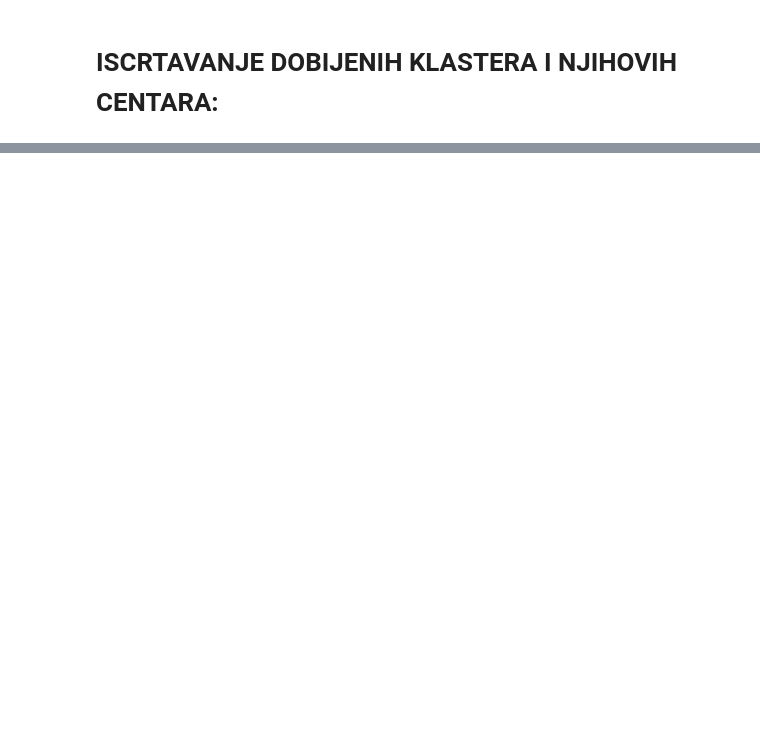
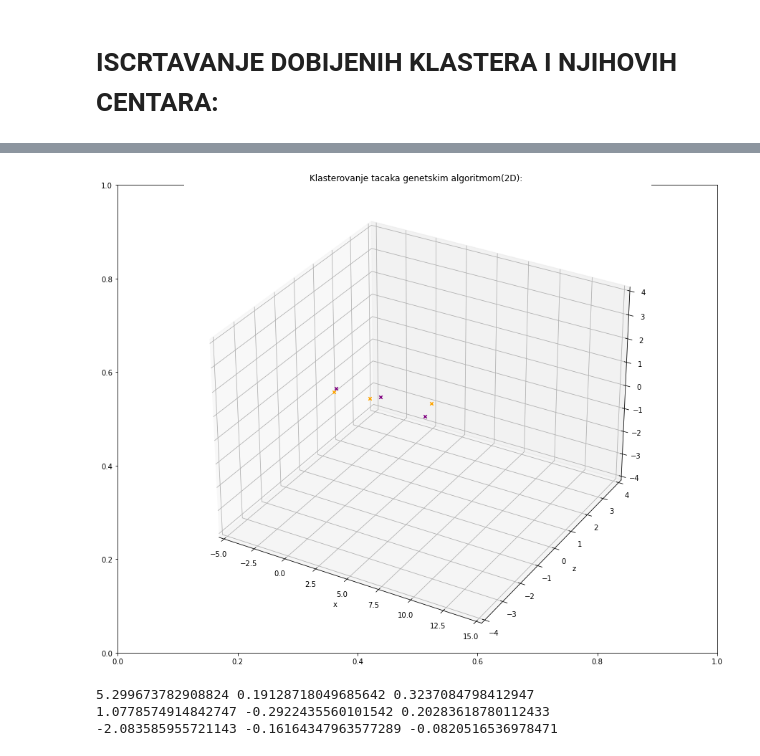
Before and after one commit to erminskrijelj/RI_projekat, a Jupyter notebook: riprojekat.ipynb, the cells around one changed output, grey strips where cells are left out. Saved outputs shown, nothing was run; the diff lists cells and outputs as text; code cells hidden in the pictures; blank space fills up the shorter version.

```diff
--- a/riprojekat.ipynb
+++ b/riprojekat.ipynb
@@ -481,0 +787,21 @@ import matplotlib.pyplot as plt
+# %%
+fig,ax=plt.subplots(figsize=(15,12))
+ax=fig.add_subplot(111,projection='3d')
+ax.set_title("Klasterovanje tacaka genetskim algoritmom(2D): ")
+ax.set_xlabel("x")
+ax.set_ylabel("y")
+ax.set_ylabel("z")
+
+for i in range(l-1,(l-num_clusters-1),-1):
+    ax.scatter( (X_pca.iloc[i,0]),(X_pca.iloc[i,1]),(X_pca.iloc[i,2]),c='orange',marker='x')
+
+centroids = pd.DataFrame(model.cluster_centers_, columns=['pca_0','pca_1','pca_2'])
+ax.scatter(centroids['pca_0'], centroids['pca_1'],centroids['pca_2'], c='purple',marker='x',depthshade=False)
+
+ax.set_xlim(-5.0 , 15.0)
+ax.set_ylim(-4.0 , 4.0)
+ax.set_zlim(-4.0 , 4.0)
+
+plt.show()
+# %% [output]
+[figure, added]
@@ -481,0 +810,10 @@ import matplotlib.pyplot as plt
+# %%
+for i in range(l-1,(l-num_clusters-1),-1):
+    print((X_pca.iloc[i,0]),(X_pca.iloc[i,1]),(X_pca.iloc[i,2]))
+
+# centroids = pd.DataFrame(model.cluster_centers_, columns=['pca_0','pca_1','pca_2'])
+# ax.scatter(centroids['pca_0'], centroids['pca_1'],centroids['pca_2'], c='purple',marker='x',depthshade=False)
+# %% [output]
+5.299673782908824 0.19128718049685642 0.3237084798412947
+1.0778574914842747 -0.2922435560101542 0.20283618780112433
+-2.083585955721143 -0.16164347963577289 -0.0820516536978471
```
Also changed, not shown: parts of 77 cells of this notebook.
